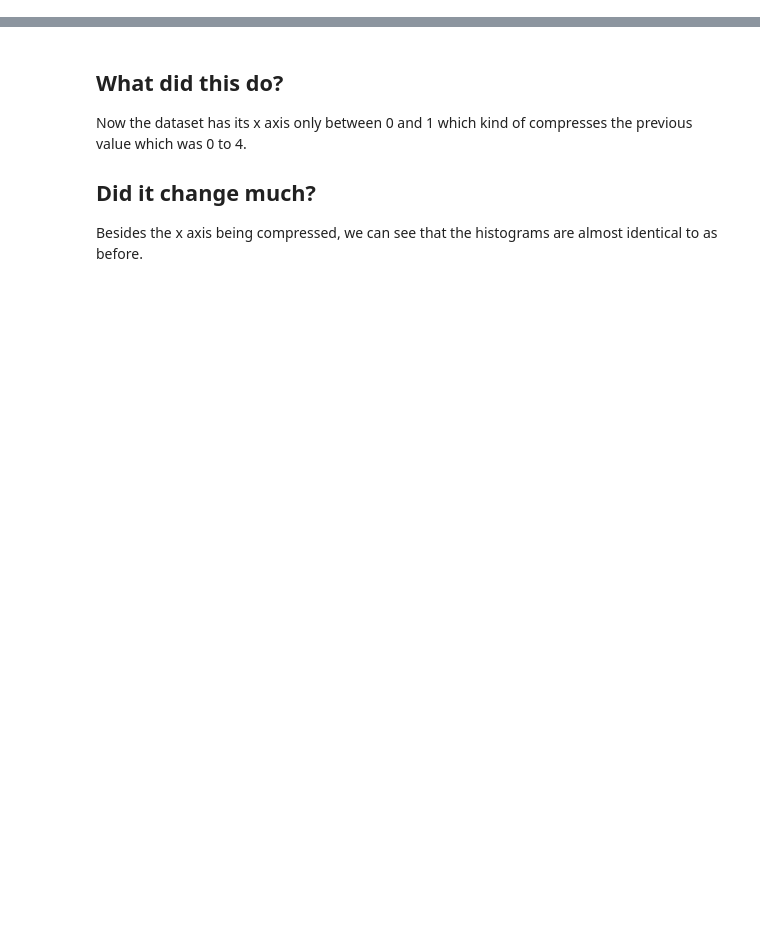
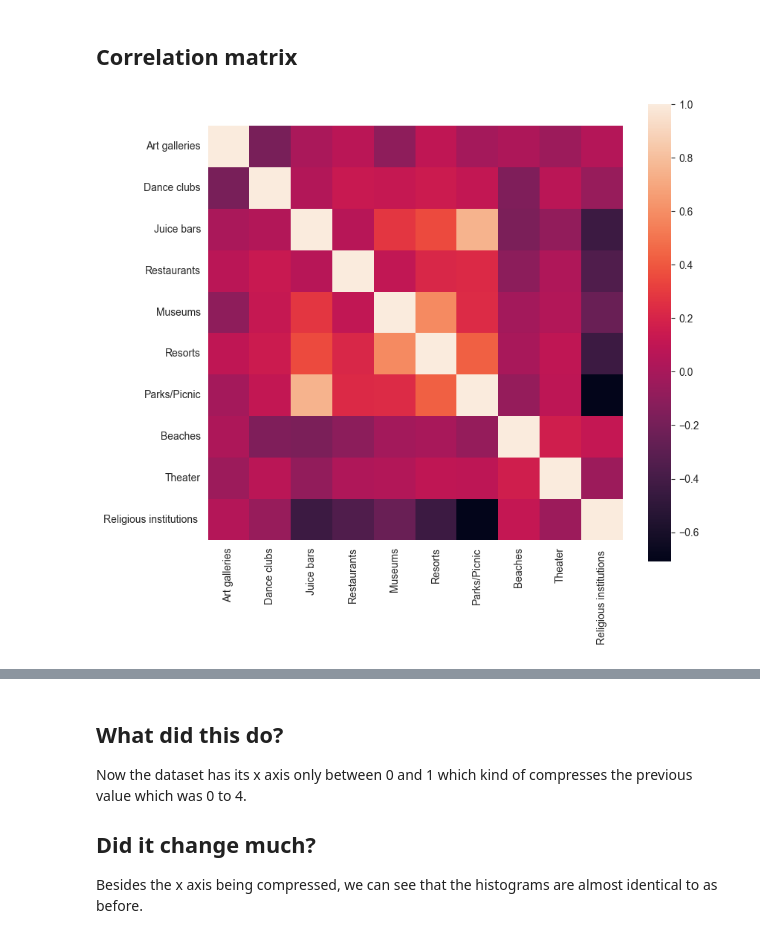
Before and after one commit to Wolff404/Clustering, a Jupyter notebook: Clustering_of_Travel_Reviews.ipynb, the cells around one changed output, grey strips where cells are left out. Cells and saved outputs as stored; diff of their text form; code cells hidden in the pictures; blank space fills up the shorter version.

```diff
--- a/Clustering_of_Travel_Reviews.ipynb
+++ b/Clustering_of_Travel_Reviews.ipynb
@@ -50,0 +73,8 @@ dataset = trip_advisor_review_csv.drop('User ID', axis=1)
+# %% [markdown]
+## Correlation matrix
+# %%
+corrmat = dataset.corr()
+fig, ax = plt.subplots(figsize=(9,8))
+sb.heatmap(corrmat,ax=ax, square=True);
+# %% [output]
+[figure, added]
```
Also changed, not shown: parts of 38 cells of this notebook.
